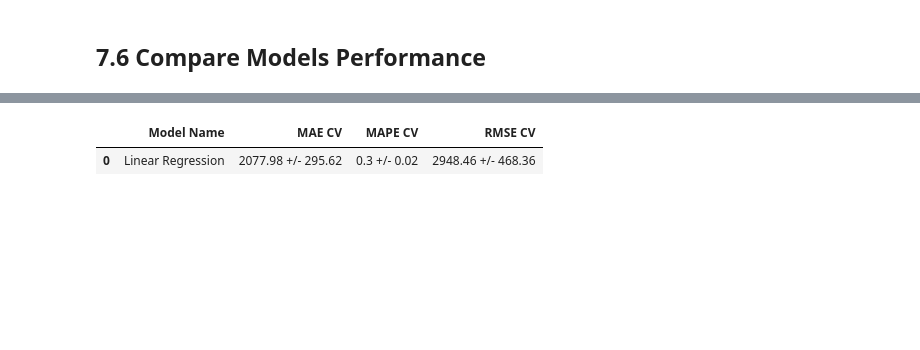
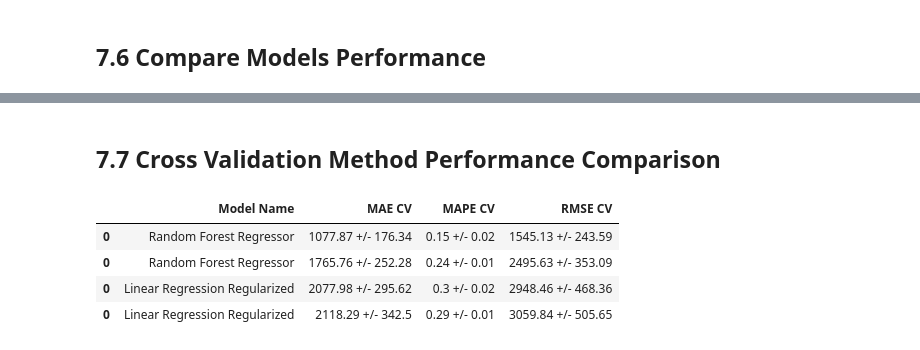
Before and after one commit to elielsantospaes/DS_em_Producao, a Jupyter notebook: Módulo_9_v1_store_sales_prediction.ipynb, the cells around one changed output, grey strips where cells are left out. Drawn from its saved outputs; the diff is of its cells as text; code cells hidden in the pictures; blank space fills up the shorter version.

```diff
--- a/Módulo_9_v1_store_sales_prediction.ipynb
+++ b/Módulo_9_v1_store_sales_prediction.ipynb
@@ -1089,0 +1103,3 @@ lrr_result
+# %%
+lrr_result_cv = cross_validation(x_training, 5, 'Linear Regression Regularized', lrr)
+lrr_result_cv
@@ -1104,0 +1123,3 @@ rf_result
+# %%
+rf_result_cv = cross_validation(x_training, 5, 'Random Forest Regressor', rf)
+rf_result_cv
@@ -1119,0 +1146,3 @@ xgb_result
+# %%
+xgb_result_cv = cross_validation(x_training, 5, 'Random Forest Regressor', model_xgb)
+xgb_result_cv
@@ -1141,6 +1164,11 @@ x_training = X_train[ cols_selected_boruta_full]
-# %%
-model = LinearRegression()
-cross_validation(x_training, 5, 'Linear Regression', model)
-# %% [output]
-|  | Model Name | MAE CV | MAPE CV | RMSE CV |
-| 0 | Linear Regression | 2077.98 +/- 295.62 | 0.3 +/- 0.02 | 2948.46 +/- 468.36 |
+# %% [markdown]
+## 7.7 Cross Validation Method Performance Comparison
+# %%
+modeling_results_cv = pd.concat( [lr_result_cv, lrr_result_cv, rf_result_cv, xgb_result_cv])
+modeling_results_cv.sort_values('RMSE CV')
+# %% [output]
+|  | Model Name | MAE CV | MAPE CV | RMSE CV |
+| 0 | Random Forest Regressor | 1077.87 +/- 176.34 | 0.15 +/- 0.02 | 1545.13 +/- 243.59 |
+| 0 | Random Forest Regressor | 1765.76 +/- 252.28 | 0.24 +/- 0.01 | 2495.63 +/- 353.09 |
+| 0 | Linear Regression Regularized | 2077.98 +/- 295.62 | 0.3 +/- 0.02 | 2948.46 +/- 468.36 |
+| 0 | Linear Regression Regularized | 2118.29 +/- 342.5 | 0.29 +/- 0.01 | 3059.84 +/- 505.65 |
```
Also changed, not shown: parts of 18 cells of this notebook.
